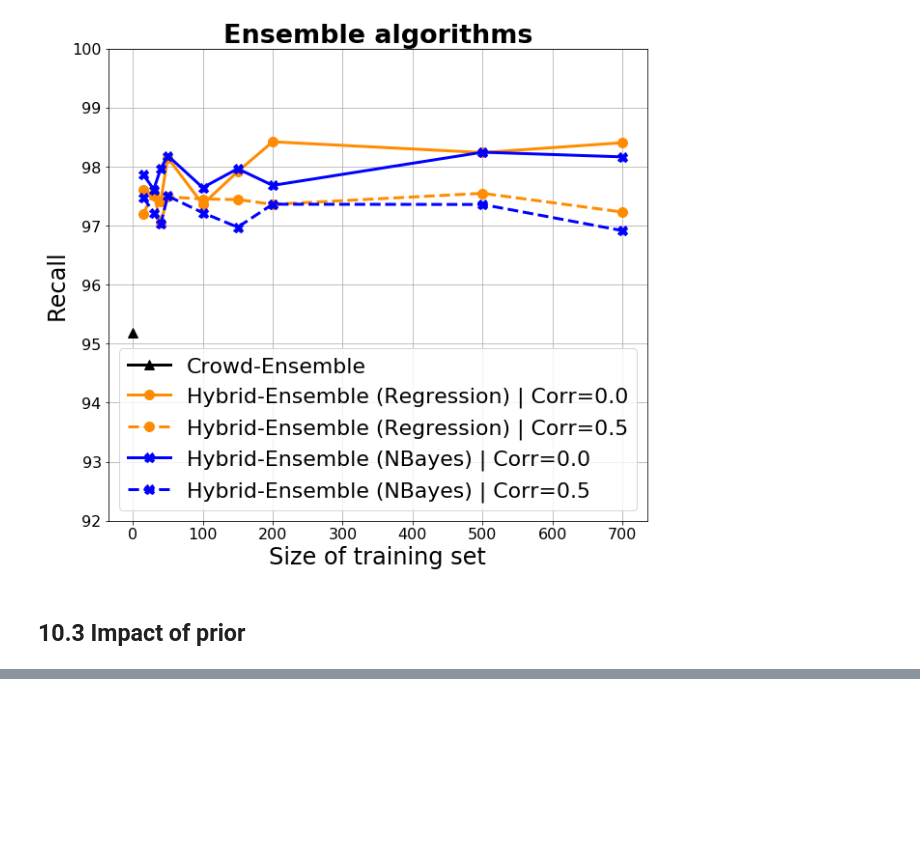
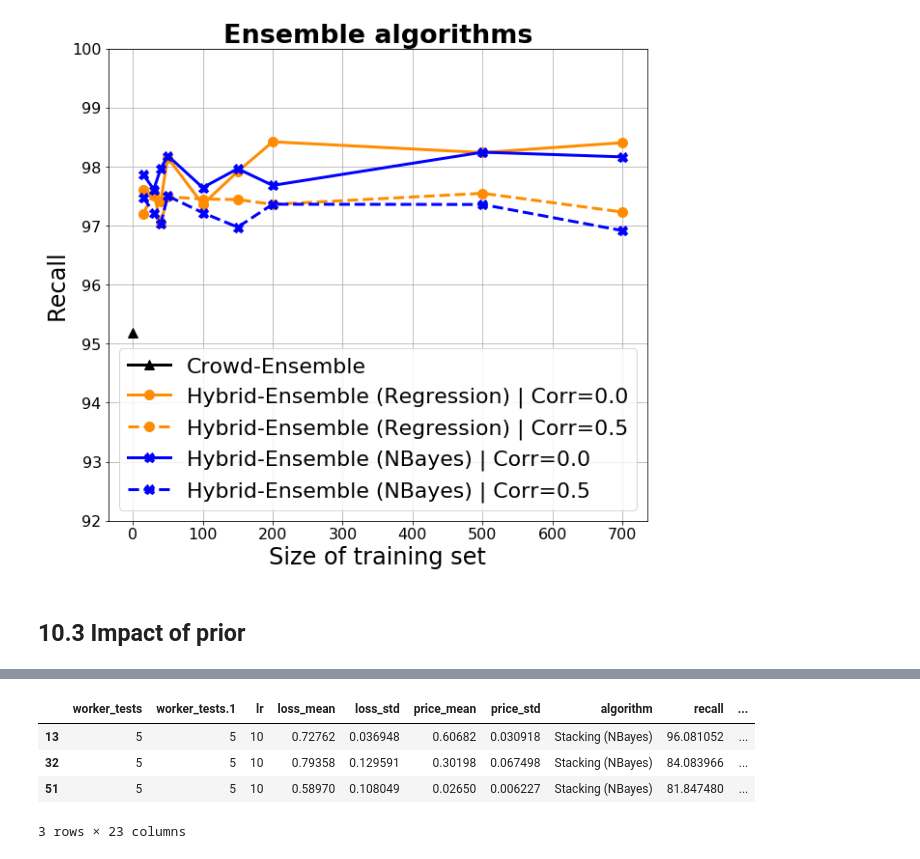
Before and after one commit to Evgeneus/crowd-machine-collaboration-for-item-screening, a Jupyter notebook: data/visualisation_scripts/ hybrid_algorithm_evaluation.ipynb, the cells around one changed output, grey strips where cells are left out. Cells and saved outputs as stored; diff of their text form; code cells hidden in the pictures; blank space fills up the shorter version.

```diff
--- a/data/visualisation_scripts/ hybrid_algorithm_evaluation.ipynb
+++ b/data/visualisation_scripts/ hybrid_algorithm_evaluation.ipynb
@@ -823,0 +893,8 @@ plt.grid()
+# %%
+ data.loc[(data['algorithm'] == 'Stacking (NBayes)') & (data['machine_tests'] == num_tests) & (data['corr'] == 0.7)]
+# %% [output]
+|  | worker_tests | worker_tests.1 | lr | loss_mean | loss_std | price_mean | price_std | algorithm | recall | ... |
+| 13 | 5 | 5 | 10 | 0.72762 | 0.036948 | 0.60682 | 0.030918 | Stacking (NBayes) | 96.081052 | ... |
+| 32 | 5 | 5 | 10 | 0.79358 | 0.129591 | 0.30198 | 0.067498 | Stacking (NBayes) | 84.083966 | ... |
+| 51 | 5 | 5 | 10 | 0.58970 | 0.108049 | 0.02650 | 0.006227 | Stacking (NBayes) | 81.847480 | ... |
+3 rows × 23 columns
```
Also changed, not shown: parts of 3 cells of this notebook, 2 other files.
